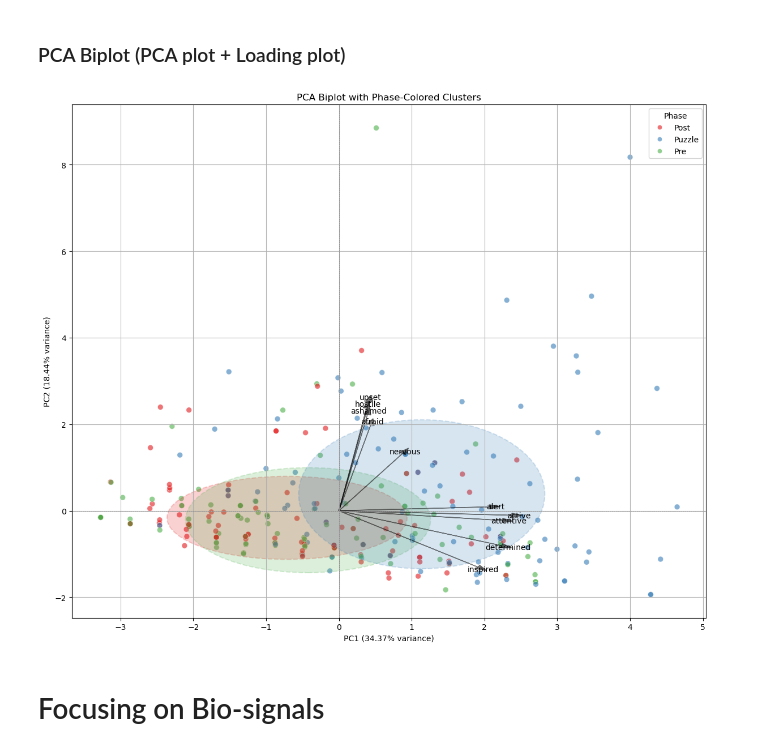
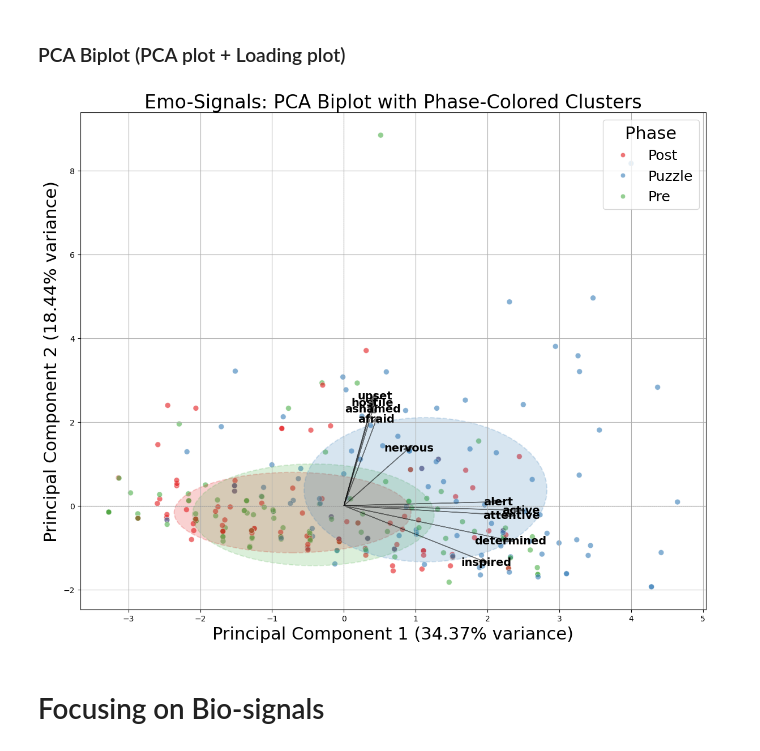
Before and after one commit to AntonWangDTU/case_2, a Jupyter notebook: src_johan/case_2_positive_negative.ipynb, the cells around one changed output. Cells and saved outputs as stored; diff of their text form; code cells hidden in the pictures.

```diff
--- a/src_johan/case_2_positive_negative.ipynb
+++ b/src_johan/case_2_positive_negative.ipynb
@@ -251,39 +251,40 @@ for phase, group in df_pca.groupby('Phase'):
         edgecolor=phase_colors[phase],
         facecolor=phase_colors[phase],
         alpha=0.2,
         linestyle='--',
         linewidth=1.5
     )
     plt.gca().add_patch(ellipse)
 
 # Add variable loadings as arrows
 loadings = pca.components_.T[:, :2]
 feature_names = emo_signals_scaled.columns if hasattr(emo_signals_scaled, 'columns') else [f'Var{i+1}' for i in range(loadings.shape[0])]
 for i, (x, y) in enumerate(loadings):
     plt.arrow(0, 0, x * 5, y * 5, color='black', alpha=0.5, head_width=0.1)
-    plt.text(x * 5.2, y * 5.2, feature_names[i], color='black', ha='center', va='center')
+    plt.text(x * 5.2, y * 5.2, feature_names[i], color='black', ha='center', va='center', fontsize=14, weight='bold')
 
 # Plot formatting
-plt.title('PCA Biplot with Phase-Colored Clusters')
-plt.xlabel(f'PC1 ({pca.explained_variance_ratio_[0]*100:.2f}% variance)')
-plt.ylabel(f'PC2 ({pca.explained_variance_ratio_[1]*100:.2f}% variance)')
+plt.title('Emo-Signals: PCA Biplot with Phase-Colored Clusters', fontsize=24)
+plt.xlabel(f'Principal Component 1 ({pca.explained_variance_ratio_[0]*100:.2f}% variance)', fontsize=22)
+plt.ylabel(f'Principal Component 2 ({pca.explained_variance_ratio_[1]*100:.2f}% variance)', fontsize=22)
 plt.grid(True)
 plt.axhline(0, linestyle='--', color='grey', linewidth=0.5)
 plt.axvline(0, linestyle='--', color='grey', linewidth=0.5)
 # Remove size legend from the handles
 handles, labels = scatter.get_legend_handles_labels()
 new_handles = []
 new_labels = []
 # Only keep the handles/labels related to 'Phase'
 for handle, label in zip(handles, labels):
     if label in df_pca['Phase'].unique().astype(str):
         new_handles.append(handle)
         new_labels.append(label)
-plt.legend(new_handles, new_labels, title='Phase')
+plt.legend(new_handles, new_labels, title='Phase', loc='upper right', fontsize=18, title_fontsize=22)
 plt.tight_layout()
+plt.savefig('emo_signals_pca_biplot.png', dpi=300, bbox_inches='tight') # Save the figure
 plt.show()
 # %% [output]
-[figure, old version]
+[figure, new version]
 # %% [markdown]
 # Focusing on Bio-signals
 # %% [markdown]
```
Also changed, not shown: parts of 1 cell of this notebook, 2 other files.
